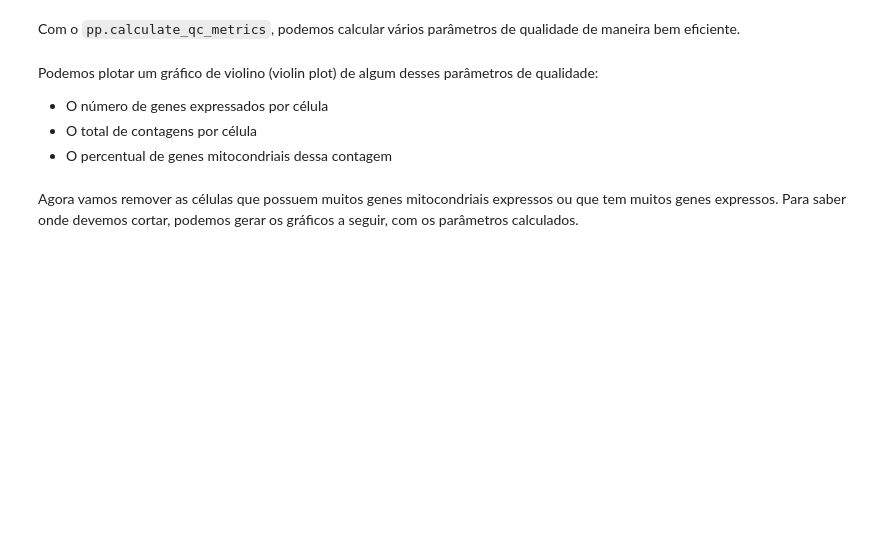
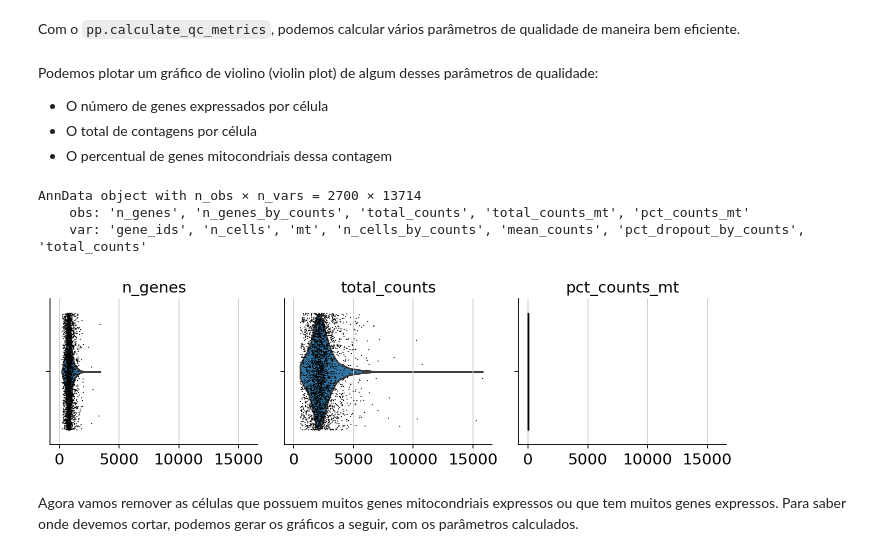
Before and after one commit to OCRC/TreinamentoSingleCell, a Jupyter notebook: pbmc3k.ipynb, the cells around one changed output. Cells and saved outputs as stored; diff of their text form; code cells hidden in the pictures; blank space fills up the shorter version.

```diff
--- a/pbmc3k.ipynb
+++ b/pbmc3k.ipynb
@@ -78,9 +127,17 @@ Podemos plotar um gráfico de violino (violin plot) de algum desses parâmetros
 * O número de genes expressados por célula
 * O total de contagens por célula
 * O percentual de genes mitocondriais dessa contagem
+# %%
+adata
+# %% [output]
+AnnData object with n_obs × n_vars = 2700 × 13714
+    obs: 'n_genes', 'n_genes_by_counts', 'total_counts', 'total_counts_mt', 'pct_counts_mt'
+    var: 'gene_ids', 'n_cells', 'mt', 'n_cells_by_counts', 'mean_counts', 'pct_dropout_by_counts', 'total_counts'
 # %%
-sc.pl.violin(adata, ['n_genes_by_counts', 'total_counts', 'pct_counts_mt'],
+sc.pl.violin(adata, ['n_genes', 'total_counts', 'pct_counts_mt'],
              jitter=0.4, multi_panel=True)
+# %% [output]
+[figure, added]
 # %% [markdown]
 Agora vamos remover as células que possuem muitos genes mitocondriais expressos ou que tem muitos genes expressos. Para saber onde devemos cortar, podemos gerar os gráficos a seguir, com os parâmetros calculados.
 # %%
```
Also changed, not shown: parts of 50 cells of this notebook.
